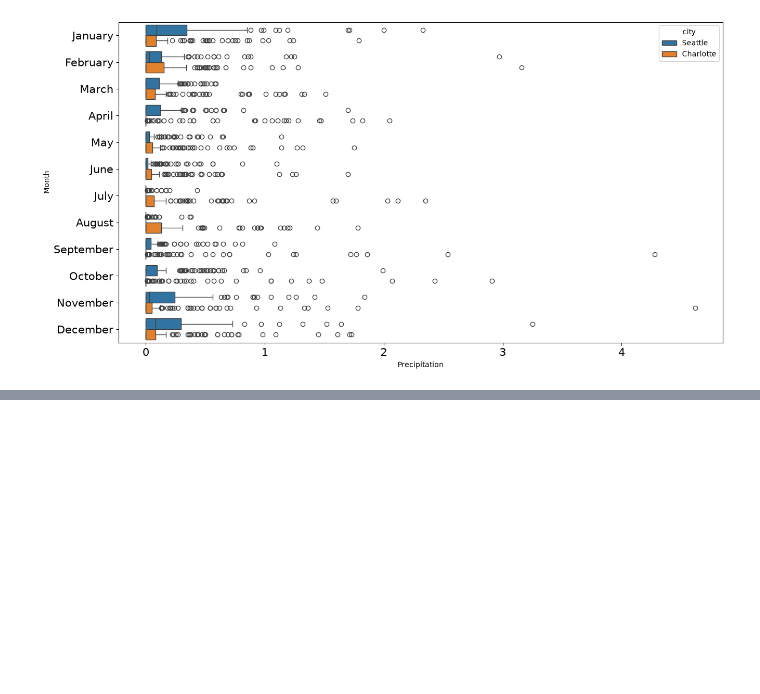
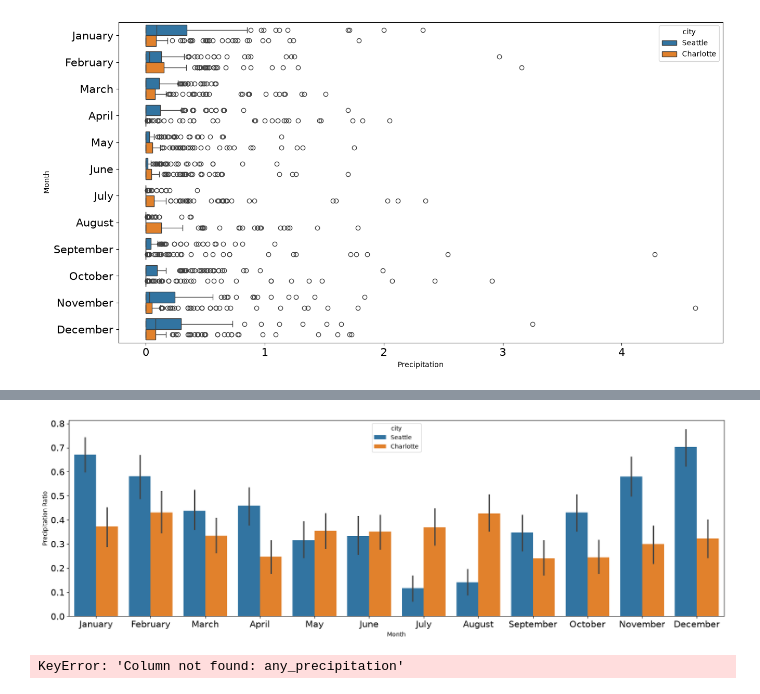
Before and after one commit to binay8/weather, a Jupyter notebook: code/Weather_Data.ipynb, the cells around one changed output, grey strips where cells are left out. Drawn from its saved outputs; the diff is of its cells as text; code cells hidden in the pictures; blank space fills up the shorter version.

```diff
--- a/code/Weather_Data.ipynb
+++ b/code/Weather_Data.ipynb
@@ -572,0 +614,3 @@ plt.show()
+# %%
+df['any_precipitation'] = df['precipitation'] > 0
+df
@@ -572,0 +631,19 @@ plt.show()
+# %%
+plt.figure(figsize =(20,6
+                    ))
+sns.barplot(data = df, x = 'month', y = 'any_precipitation', hue = 'city')
+plt.xlabel("Month")
+plt.ylabel("Precipitation Ratio")
+
+
+plt.tick_params(labelsize =15)
+
+
+plt.xticks(ticks= range(12), labels = month_names)
+plt.show()
+# %% [output]
+[figure, added]
+# %%
+df[['city','month']].groupby('city')['any_precipitation'].mean()
+# %% [output]
+KeyError: 'Column not found: any_precipitation'
```
Also changed, not shown: parts of 6 cells of this notebook.
